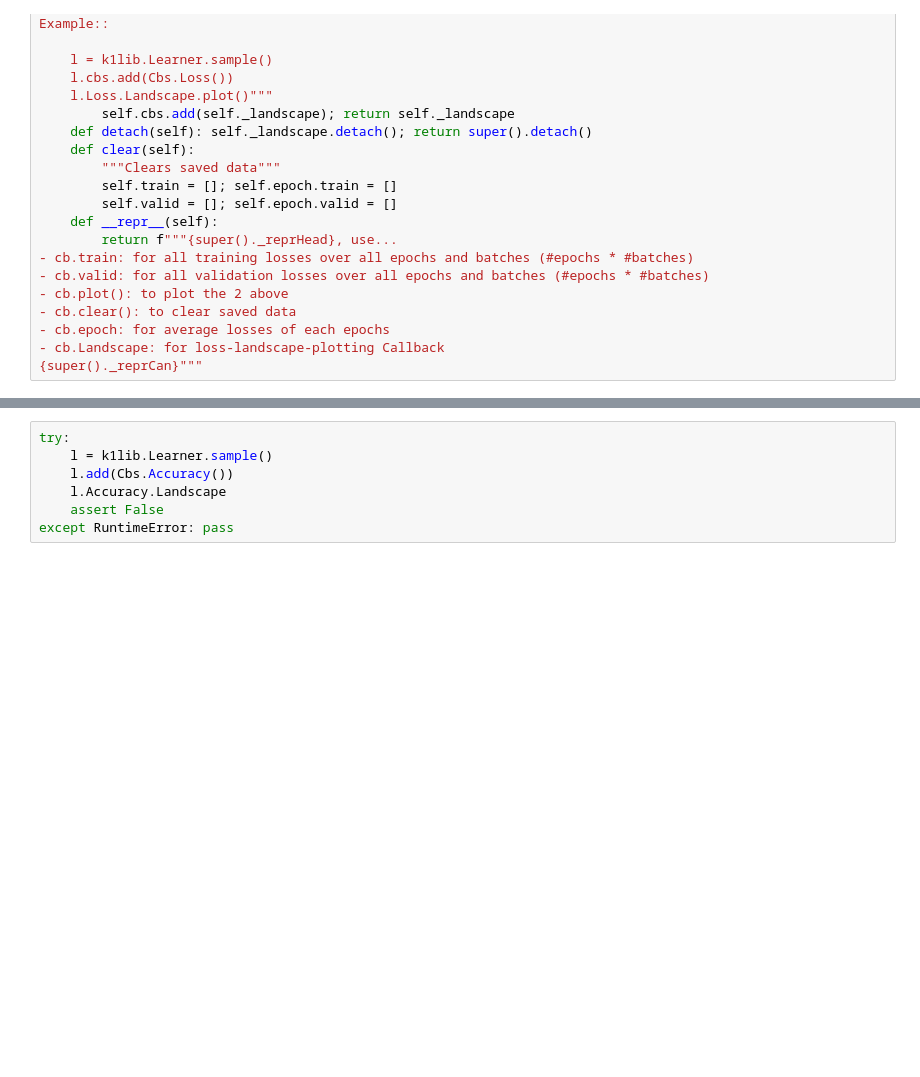
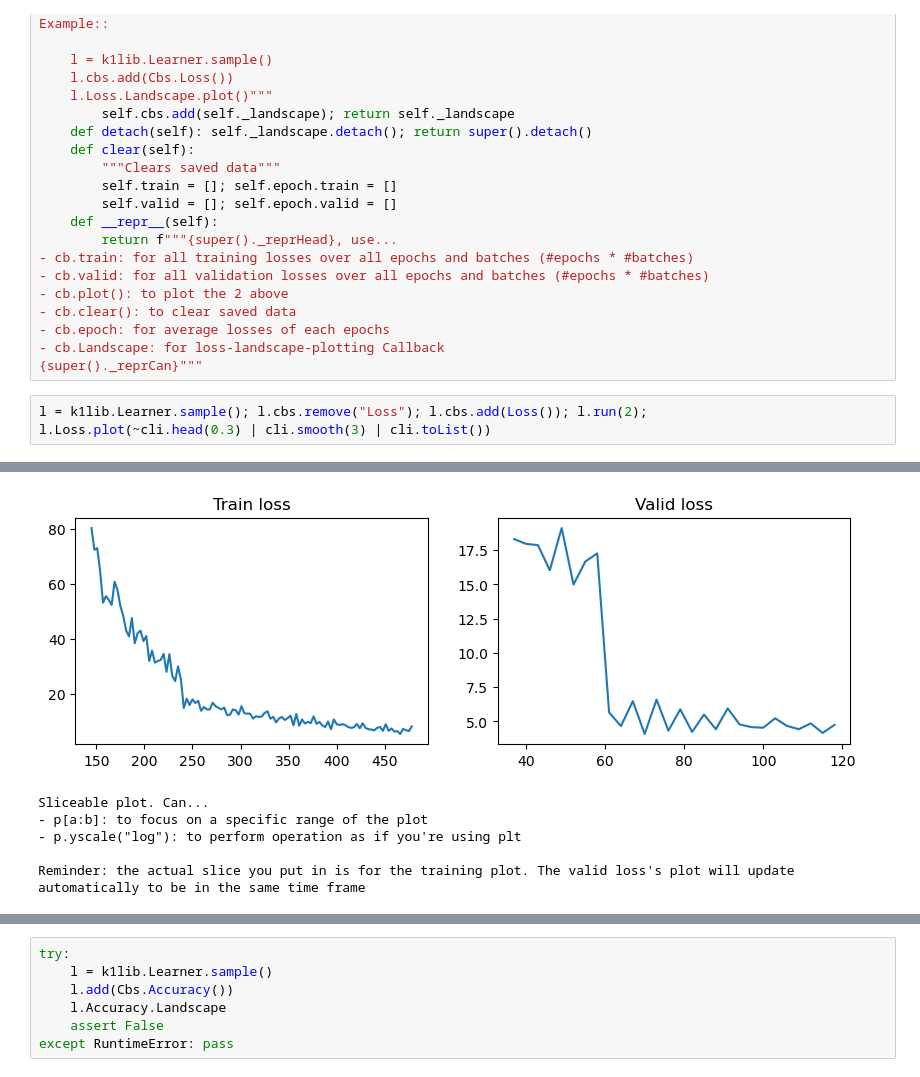
Before and after one commit to 157239n/k1lib, a Jupyter notebook: k1lib/callbacks/loss_accuracy.ipynb, the cells around one changed output, grey strips where cells are left out. Cells and saved outputs as stored; diff of their text form; blank space fills up the shorter version.

```diff
--- a/k1lib/callbacks/loss_accuracy.ipynb
+++ b/k1lib/callbacks/loss_accuracy.ipynb
@@ -73,3 +75,7 @@ Example::
 - cb.epoch: for average losses of each epochs
 - cb.Landscape: for loss-landscape-plotting Callback
 {super()._reprCan}"""
+# %%
+l = k1lib.Learner.sample(); l.cbs.remove("Loss"); l.cbs.add(Loss()); l.run(2);
+l.Loss.plot(~cli.head(0.3) | cli.smooth(3) | cli.toList())
+# %% [output]
@@ -76,3 +83,9 @@ Example::
+[figure, added]
+Sliceable plot. Can...
+- p[a:b]: to focus on a specific range of the plot
+- p.yscale("log"): to perform operation as if you're using plt
+
+Reminder: the actual slice you put in is for the training plot. The valid loss's plot will update automatically to be in the same time frame
 # %%
 l = k1lib.Learner.sample()
 l.cbs.add(Cbs.Loss())
```
Also changed, not shown: parts of 6 cells of this notebook, 53 other files.
